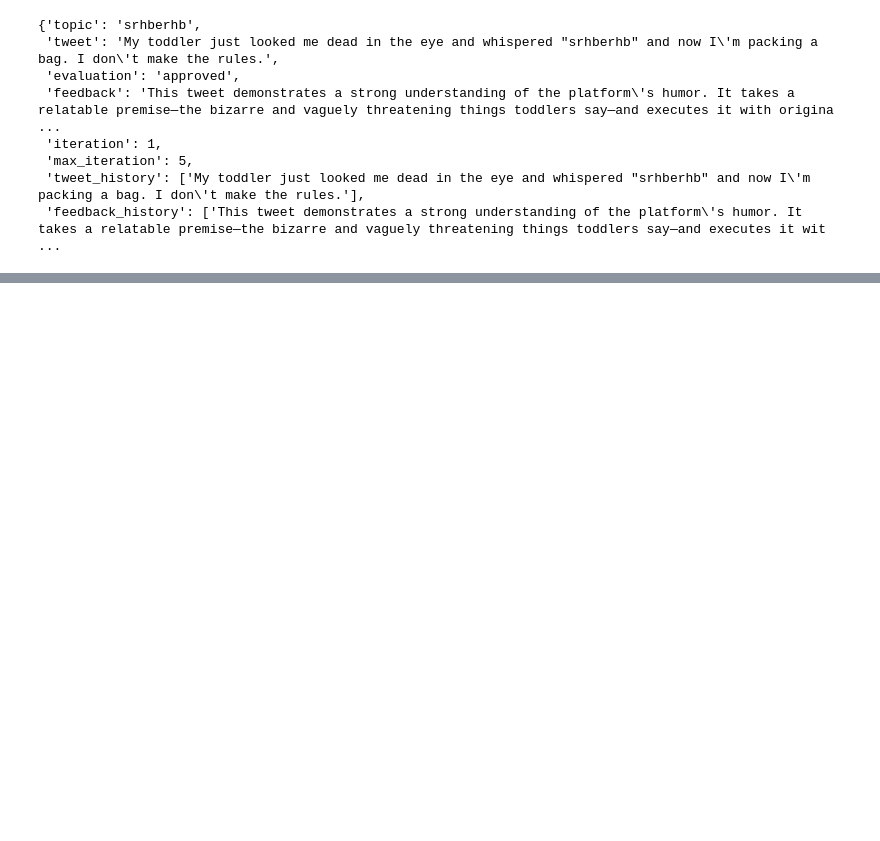
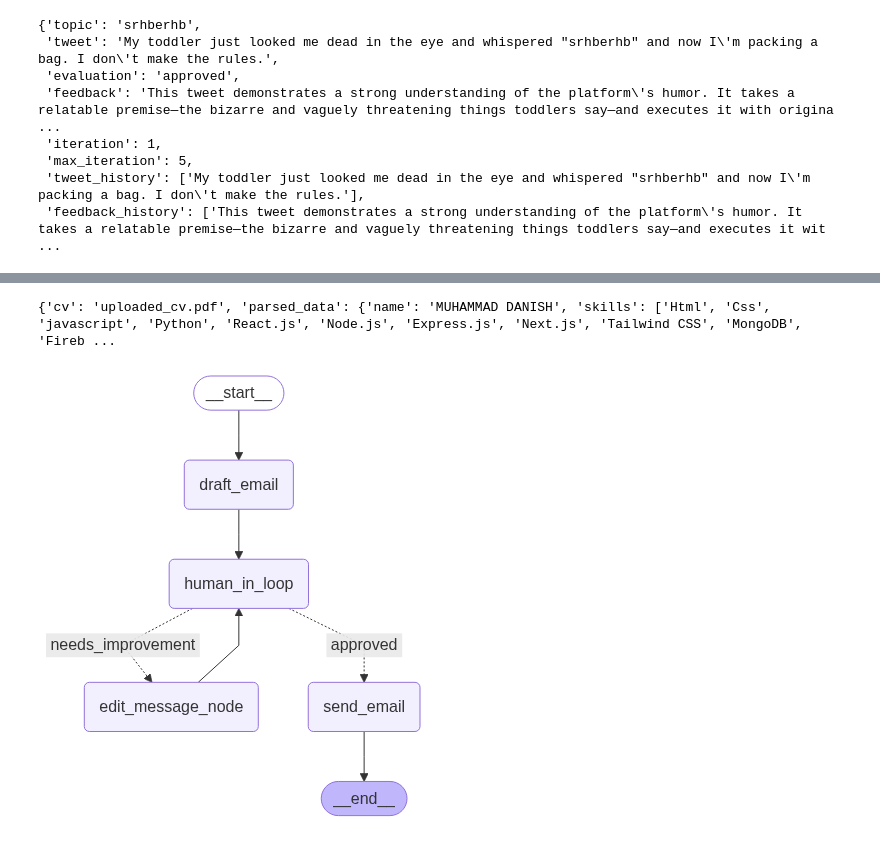
Before and after one commit to tayyabeh/AI-Practice, a Jupyter notebook: langraph learning/iterative_workflow.ipynb, the cells around one changed output, grey strips where cells are left out. Cells and saved outputs as stored; diff of their text form; code cells hidden in the pictures; blank space fills up the shorter version.

```diff
--- a/langraph learning/iterative_workflow.ipynb
+++ b/langraph learning/iterative_workflow.ipynb
@@ -164,0 +626,8 @@ result
+# %%
+print(result)
+# %% [output]
+{'cv': 'uploaded_cv.pdf', 'parsed_data': {'name': 'MUHAMMAD DANISH', 'skills': ['Html', 'Css', 'javascript', 'Python', 'React.js', 'Node.js', 'Express.js', 'Next.js', 'Tailwind CSS', 'MongoDB', 'Fireb ...
+# %%
+wf
+# %% [output]
+[figure, added]
```
Also changed, not shown: parts of 15 cells of this notebook, 1 other file.
